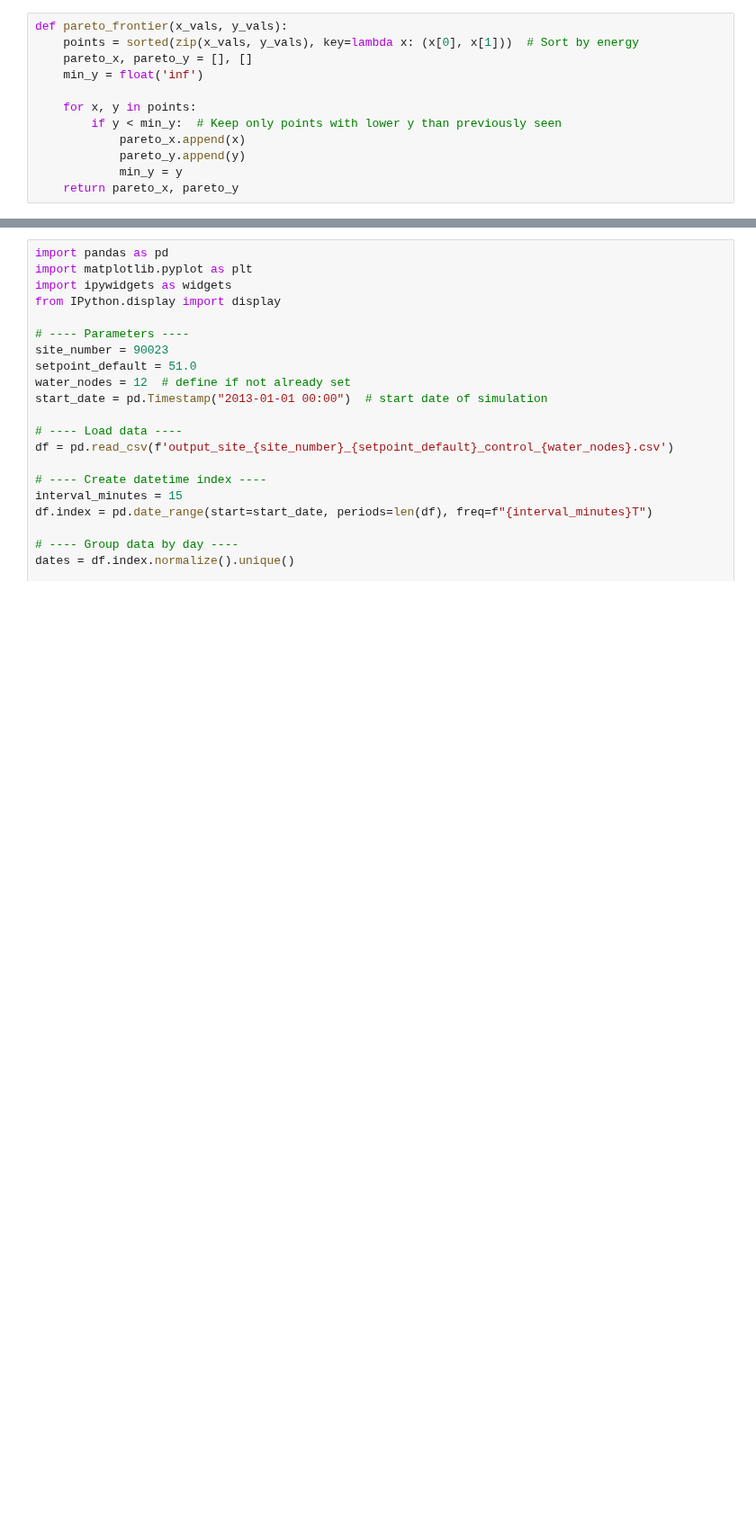
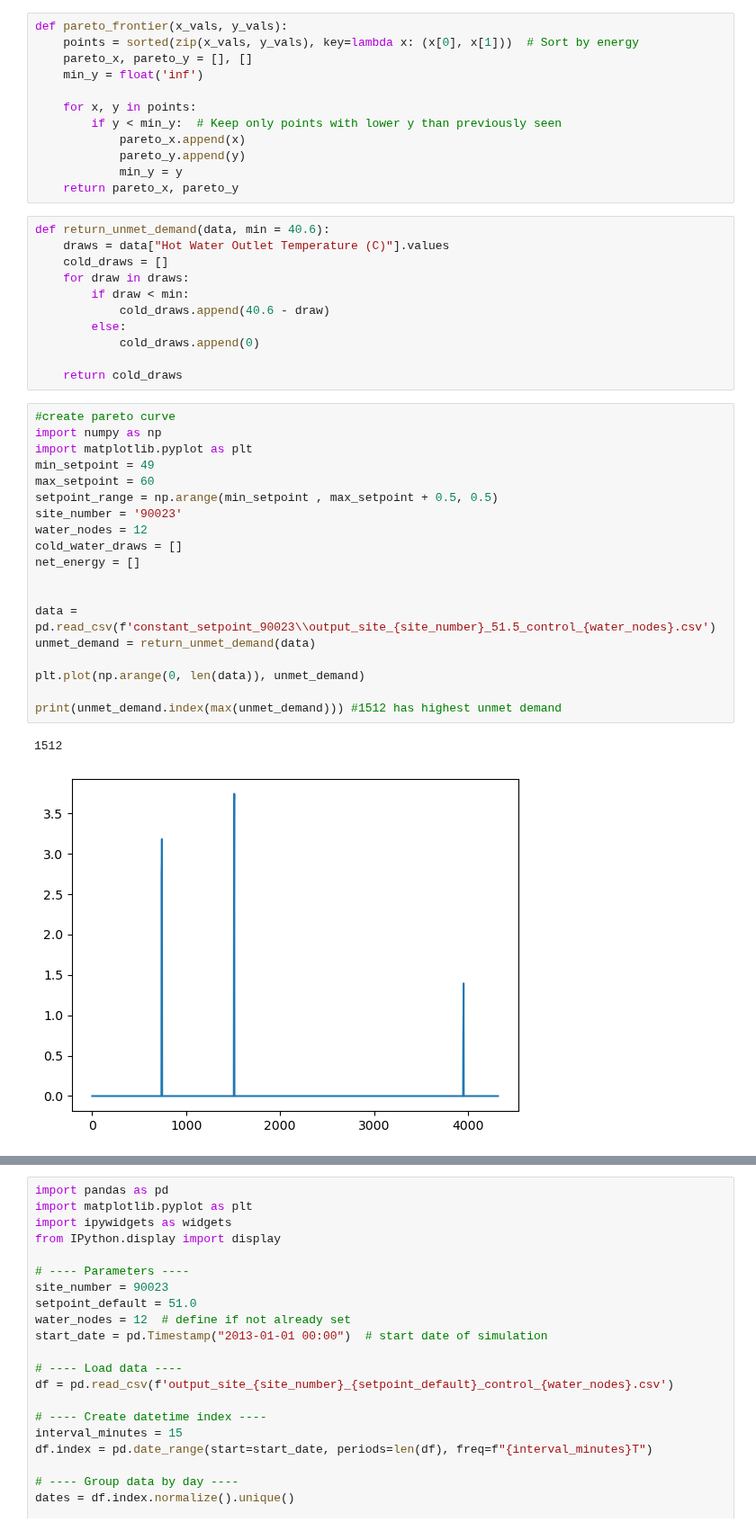
Before and after one commit to NREL/OCHRE, a Jupyter notebook: bin/run_wh_analysis_janelle.ipynb, the cells around one changed output, grey strips where cells are left out. Shown at 90% size. Drawn from its saved outputs; the diff is of its cells as text; blank space fills up the shorter version.

```diff
--- a/bin/run_wh_analysis_janelle.ipynb
+++ b/bin/run_wh_analysis_janelle.ipynb
@@ -141,3 +217,36 @@ def pareto_frontier(x_vals, y_vals):
             pareto_y.append(y)
             min_y = y
     return pareto_x, pareto_y
+# %%
+def return_unmet_demand(data, min = 40.6):
+    draws = data["Hot Water Outlet Temperature (C)"].values
+    cold_draws = []
+    for draw in draws:
+        if draw < min:
+            cold_draws.append(40.6 - draw)
+        else:
+            cold_draws.append(0)
+
+    return cold_draws
+# %%
+#create pareto curve
+import numpy as np
+import matplotlib.pyplot as plt
+min_setpoint = 49
+max_setpoint = 60
+setpoint_range = np.arange(min_setpoint , max_setpoint + 0.5, 0.5)
+site_number = '90023'
+water_nodes = 12
+cold_water_draws = []
+net_energy = []
+
+
+data = pd.read_csv(f'constant_setpoint_90023\\output_site_{site_number}_51.5_control_{water_nodes}.csv')
+unmet_demand = return_unmet_demand(data)
+
+plt.plot(np.arange(0, len(data)), unmet_demand)
+
+print(unmet_demand.index(max(unmet_demand))) #1512 has highest unmet demand
+# %% [output]
+1512
+[figure, added]
```
Also changed, not shown: parts of 10 cells of this notebook, 8 other files.
